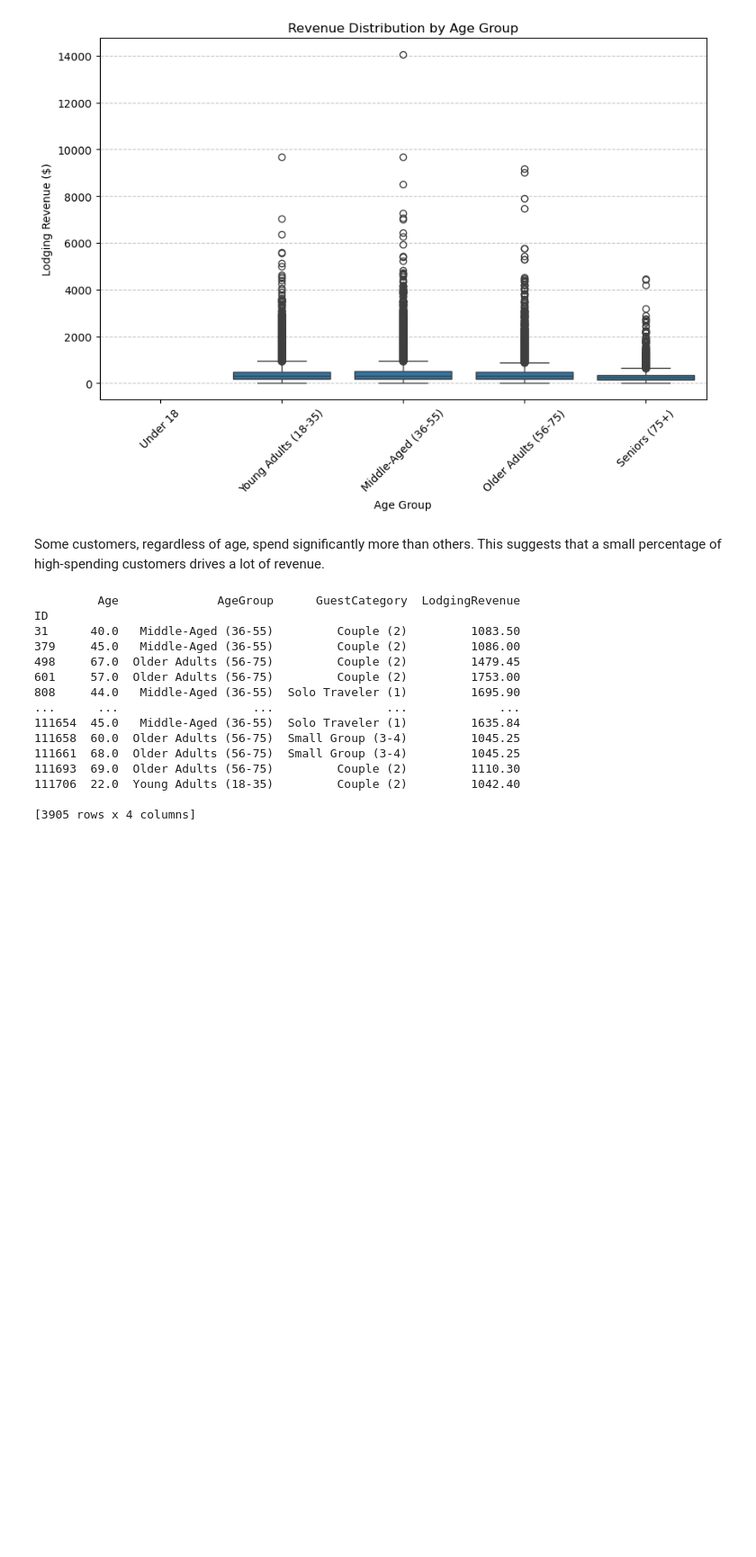
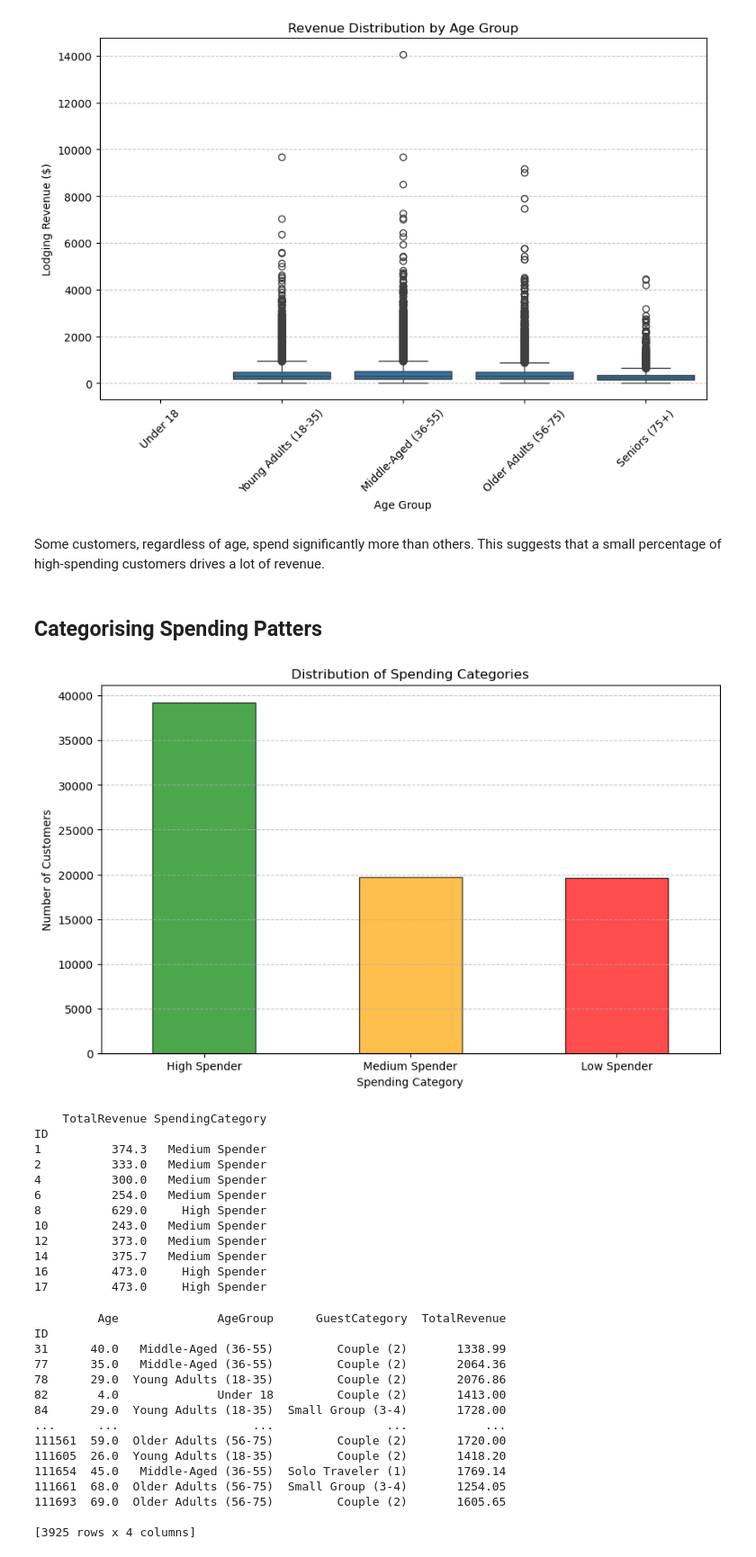
Before and after one commit to RubenCMarques/Hotel-Customer-Segmentation, a Jupyter notebook: Notebooks/Main_notebook.ipynb, the cells around one changed output. Shown at 90% size. Cells and saved outputs as stored; diff of their text form; code cells hidden in the pictures; blank space fills up the shorter version.

```diff
--- a/Notebooks/Main_notebook.ipynb
+++ b/Notebooks/Main_notebook.ipynb
@@ -1074,3 +1074,5 @@ plt.show()
 # %% [markdown]
 Some customers, regardless of age, spend significantly more than others.
 This suggests that a small percentage of high-spending customers drives a lot of revenue.
+# %% [markdown]
+## Categorising Spending Patters
@@ -1076,0 +1082,13 @@ This suggests that a small percentage of high-spending customers drives a lot of
+# %%
+# Define spending categories based on revenue distribution
+low_spender_threshold = df_comparison['TotalRevenue'].quantile(0.25)
+medium_spender_threshold = df_comparison['TotalRevenue'].quantile(0.50)
+
+# Categorize spenders
+def categorize_spender(revenue):
+	if revenue <= low_spender_threshold:
+		return 'Low Spender'
+	elif revenue <= medium_spender_threshold:
+		return 'Medium Spender'
+	else:
+		return 'High Spender'
@@ -1077,32 +1101,56 @@ This suggests that a small percentage of high-spending customers drives a lot of
+# %%
+# Visualizing Spending Categories
+plt.figure(figsize=(10,6))
+spending_counts.plot(kind='bar', color=['green', 'orange', 'red'], edgecolor='black', alpha=0.7)
+plt.title('Distribution of Spending Categories')
+plt.xlabel('Spending Category')
+plt.ylabel('Number of Customers')
+plt.xticks(rotation=0)
+plt.grid(axis='y', linestyle='--', alpha=0.7)
+plt.show()
+
+# Display segmented spending data
+print(df_comparison[['TotalRevenue', 'SpendingCategory']].head(10))
+# %% [output]
+[figure, added]
+    TotalRevenue SpendingCategory
+ID
+1          374.3   Medium Spender
+2          333.0   Medium Spender
+4          300.0   Medium Spender
+6          254.0   Medium Spender
+8          629.0     High Spender
+10         243.0   Medium Spender
+12         373.0   Medium Spender
+14         375.7   Medium Spender
+16         473.0     High Spender
+17         473.0     High Spender
 # %%
-# Replace 'LodgingRevenue' with the actual revenue column name found in Step 1
-correct_revenue_col = 'LodgingRevenue'  # Update this if needed
-
-# Define high spenders as those in the top 5% revenue
-high_spender_threshold = df_comparison[correct_revenue_col].quantile(0.95)
+# Define TOP high spenders as those in the top 5% of Total Revenue
+high_spender_threshold = df_comparison['TotalRevenue'].quantile(0.95)
 
 # Filter high spenders
-high_spenders = df_comparison[df_comparison[correct_revenue_col] > high_spender_threshold]
+high_spenders = df_comparison[df_comparison['TotalRevenue'] > high_spender_threshold]
 
 # Display high spenders' details
-print(high_spenders[['Age', 'AgeGroup', 'GuestCategory', correct_revenue_col]])
+print(high_spenders[['Age', 'AgeGroup', 'GuestCategory', 'TotalRevenue']])
 
 # Analyze High Spenders by Age Group
 high_spenders_by_age = high_spenders['AgeGroup'].value_counts()
 # %% [output]
-         Age              AgeGroup      GuestCategory  LodgingRevenue
+         Age              AgeGroup      GuestCategory  TotalRevenue
 ID
-31      40.0   Middle-Aged (36-55)         Couple (2)         1083.50
-379     45.0   Middle-Aged (36-55)         Couple (2)         1086.00
-498     67.0  Older Adults (56-75)         Couple (2)         1479.45
-601     57.0  Older Adults (56-75)         Couple (2)         1753.00
-808     44.0   Middle-Aged (36-55)  Solo Traveler (1)         1695.90
-...      ...                   ...                ...             ...
-111654  45.0   Middle-Aged (36-55)  Solo Traveler (1)         1635.84
-111658  60.0  Older Adults (56-75)  Small Group (3-4)         1045.25
-111661  68.0  Older Adults (56-75)  Small Group (3-4)         1045.25
-111693  69.0  Older Adults (56-75)         Couple (2)         1110.30
-111706  22.0  Young Adults (18-35)         Couple (2)         1042.40
+31      40.0   Middle-Aged (36-55)         Couple (2)       1338.99
+77      35.0   Middle-Aged (36-55)         Couple (2)       2064.36
+78      29.0  Young Adults (18-35)         Couple (2)       2076.86
+82       4.0              Under 18         Couple (2)       1413.00
+84      29.0  Young Adults (18-35)  Small Group (3-4)       1728.00
+...      ...                   ...                ...           ...
+111561  59.0  Older Adults (56-75)         Couple (2)       1720.00
+111605  26.0  Young Adults (18-35)         Couple (2)       1418.20
+111654  45.0   Middle-Aged (36-55)  Solo Traveler (1)       1769.14
+111661  68.0  Older Adults (56-75)  Small Group (3-4)       1254.05
+111693  69.0  Older Adults (56-75)         Couple (2)       1605.65
 
-[3905 rows x 4 columns]
+[3925 rows x 4 columns]
 # %%
```
Also changed, not shown: parts of 6 cells of this notebook.
